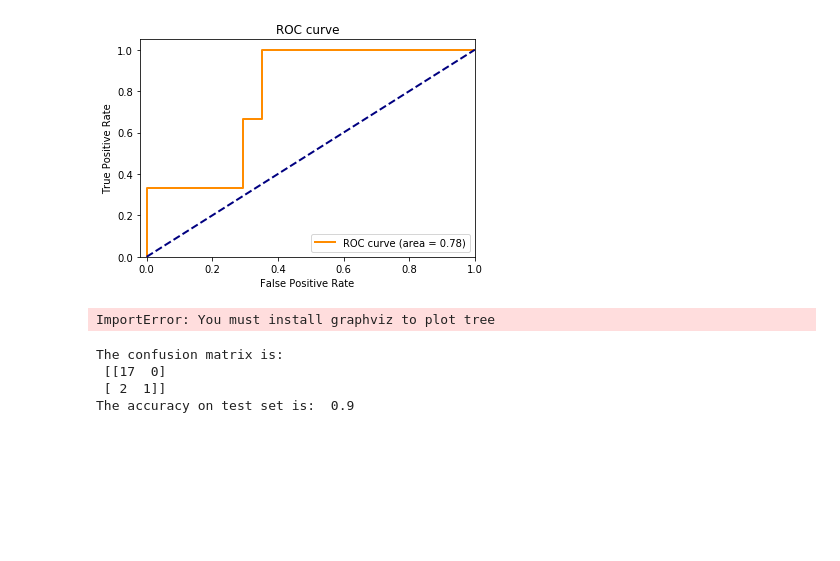
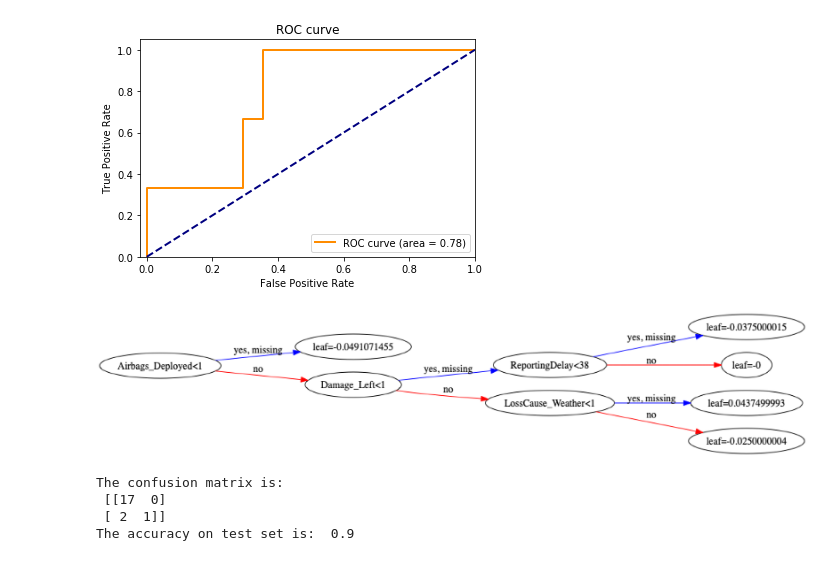
Before and after one commit to rrStein/datathon, a Jupyter notebook: datahonDev.ipynb, the cells around one changed output. Drawn from its saved outputs; the diff is of its cells as text; code cells hidden in the pictures; blank space fills up the shorter version.

```diff
--- a/datahonDev.ipynb
+++ b/datahonDev.ipynb
@@ -361,9 +365,13 @@ plt.show()
 [figure]
 # %%
 from xgboost import plot_tree
+
 plot_tree(model, num_trees=0, rankdir='LR')
+fig = plt.gcf()
+fig.set_size_inches(150, 100)
+fig.savefig('tree.png')
 # %% [output]
-ImportError: You must install graphviz to plot tree
+[figure, added]
 # %%
 from sklearn.metrics import confusion_matrix
 from termcolor import colored
```
Also changed, not shown: parts of 5 cells of this notebook.
